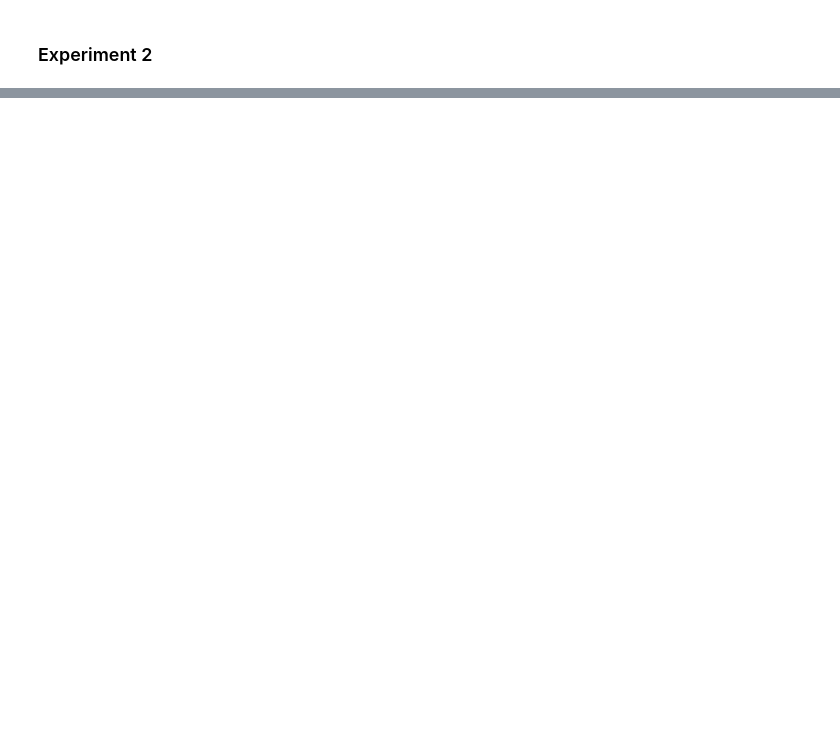
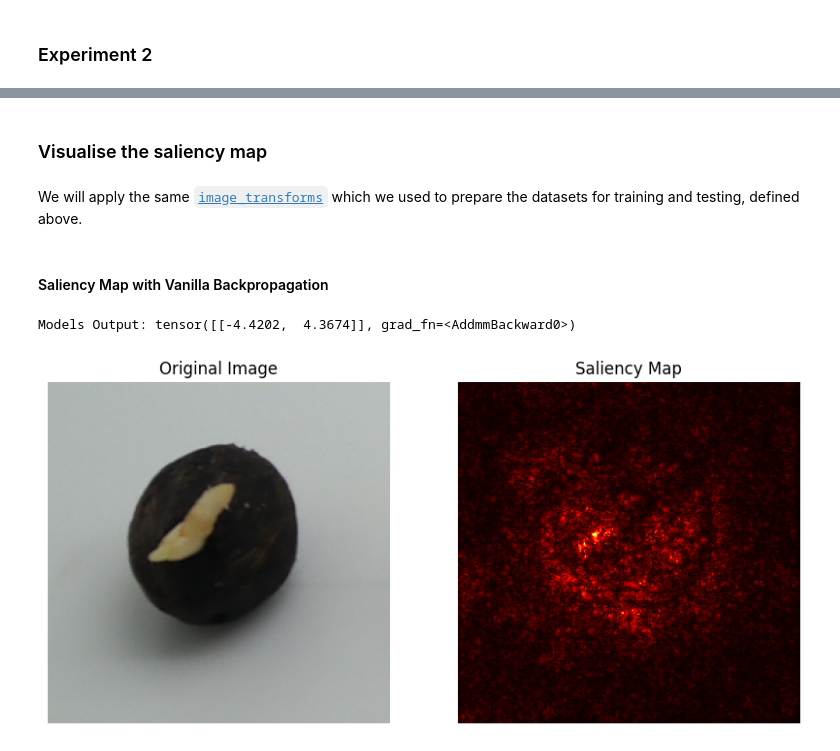
Before and after one commit to malvibid/COMP3029-Computer-Vision, a Jupyter notebook: COMP3029_Computer_Vision_Coursework.ipynb, the cells around one changed output, grey strips where cells are left out. Drawn from its saved outputs; the diff is of its cells as text; code cells hidden in the pictures; blank space fills up the shorter version.

Commit message:
Added Image Normalization, Experiments & Vanilla Saliency Map

```diff
--- a/COMP3029_Computer_Vision_Coursework.ipynb
+++ b/COMP3029_Computer_Vision_Coursework.ipynb
@@ -998,0 +1235,2 @@ Run history:
+# %% [markdown]
+### Visualise the saliency map
@@ -998,0 +1241,51 @@ Run history:
+# %% [markdown]
+We will apply the same [`image_transforms`](#scrollTo=pNB1CdAbME_-&line=4&uniqifier=1) which we used to prepare the datasets for training and testing, defined above.
+# %% [markdown]
+#### Saliency Map with Vanilla Backpropagation
+# %%
+# Prep the input image as they were pre-processed during the training/testing phase
+def generate_saliency_map(model, image_path):
+
+    # Read the image file in BGR format and convert it from BGR to RGB format
+    image = cv2.cvtColor(cv2.imread(image_path), cv2.COLOR_BGR2RGB)
+
+    # Preprocess image
+    preprocess = image_transforms
+    input_image = preprocess(image).unsqueeze(0)
+
+    # Set requires_grad=True for the input image to compute gradients
+    input_image.requires_grad = True
+
+    # Forward pass
+    model.eval()
+    output = model(input_image)
+
+    print(f"Models Output: {output}\n")
+
+    # Get the index of the maximum prediction
+    pred_class = torch.argmax(output).item()
+
+    # Compute the gradients of the output with respect to the input image
+    output[0, pred_class].backward()
+
+    # Get the absolute values of the gradients and normalize them
+    saliency, _ = torch.max(input_image.grad.data.abs(), dim=1)
+    saliency = saliency.squeeze().numpy()
+
+    # Plot the original image and the saliency map
+    plt.figure(figsize=(10, 5))
+    plt.subplot(1, 2, 1)
+    plt.imshow(image)
+    plt.axis('off')
+    plt.title('Original Image')
+
+    plt.subplot(1, 2, 2)
+    plt.imshow(saliency, cmap='hot')
+    plt.axis('off')
+    plt.title('Saliency Map')
+    plt.show()
+# %%
+generate_saliency_map(model, good_seed_img_path)
+# %% [output]
+Models Output: tensor([[-4.4202,  4.3674]], grad_fn=<AddmmBackward0>)
+[figure, added]
```
Also changed, not shown: parts of 60 cells of this notebook.
